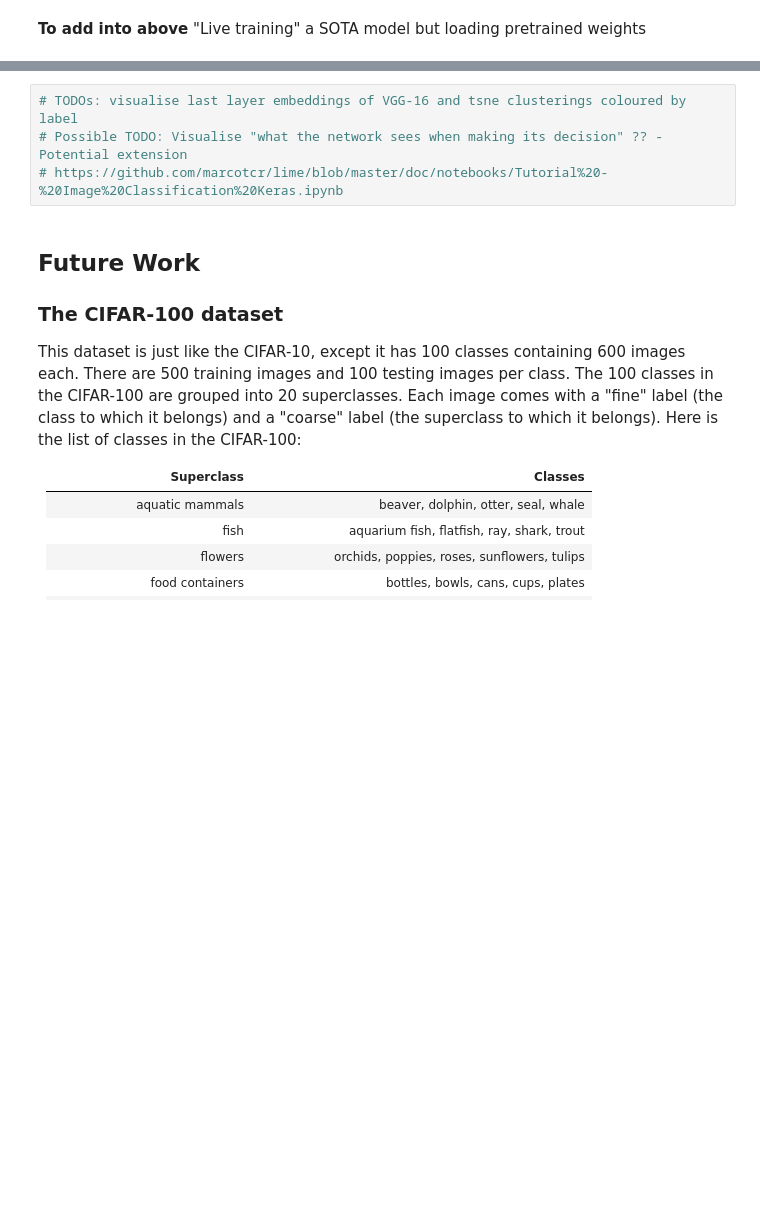
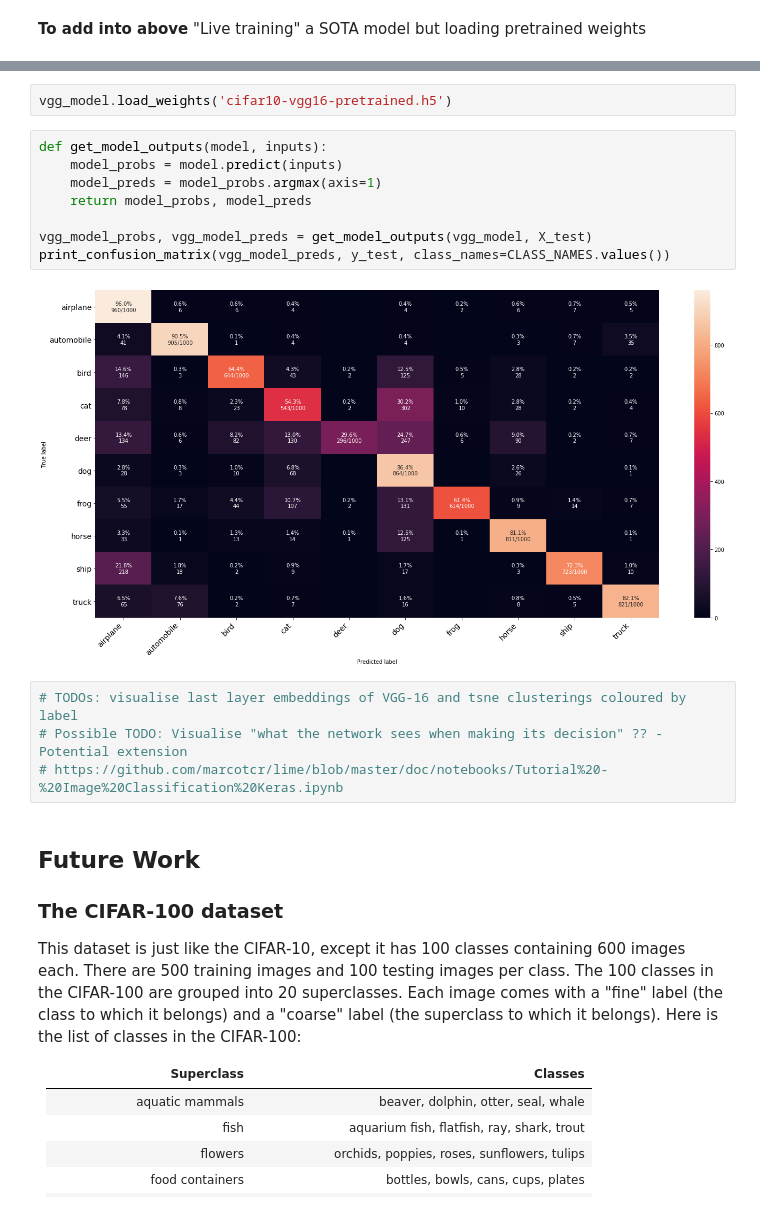
Before and after one commit to RyanDigiCat/IntrotoAITest, a Jupyter notebook: IntroToAI.ipynb, the cells around one changed output, grey strips where cells are left out. Saved outputs shown, nothing was run; the diff lists cells and outputs as text; blank space fills up the shorter version.

Commit message:
VGG16 pretrained model working

```diff
--- a/IntroToAI.ipynb
+++ b/IntroToAI.ipynb
@@ -779,3 +861,15 @@ IMG_SHAPE
+# %%
+vgg_model.load_weights('cifar10-vgg16-pretrained.h5')
+# %%
+def get_model_outputs(model, inputs):
+    model_probs = model.predict(inputs)
+    model_preds = model_probs.argmax(axis=1)
+    return model_probs, model_preds
+
+vgg_model_probs, vgg_model_preds = get_model_outputs(vgg_model, X_test)
+print_confusion_matrix(vgg_model_preds, y_test, class_names=CLASS_NAMES.values())
+# %% [output]
+[figure, added]
 # %%
 # TODOs: visualise last layer embeddings of VGG-16 and tsne clusterings coloured by label
 # Possible TODO: Visualise "what the network sees when making its decision" ?? - Potential extension
```
Also changed, not shown: parts of 14 cells of this notebook.
